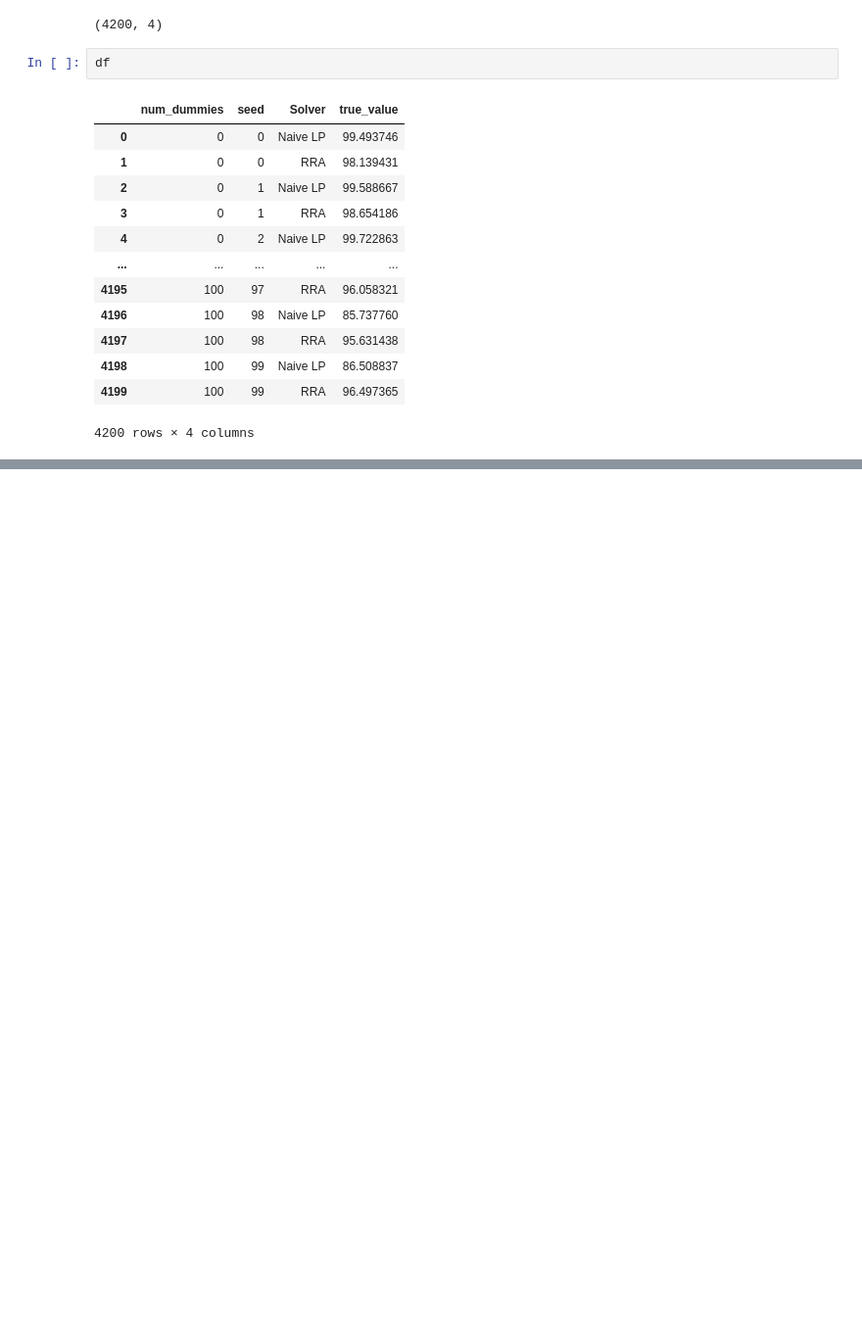
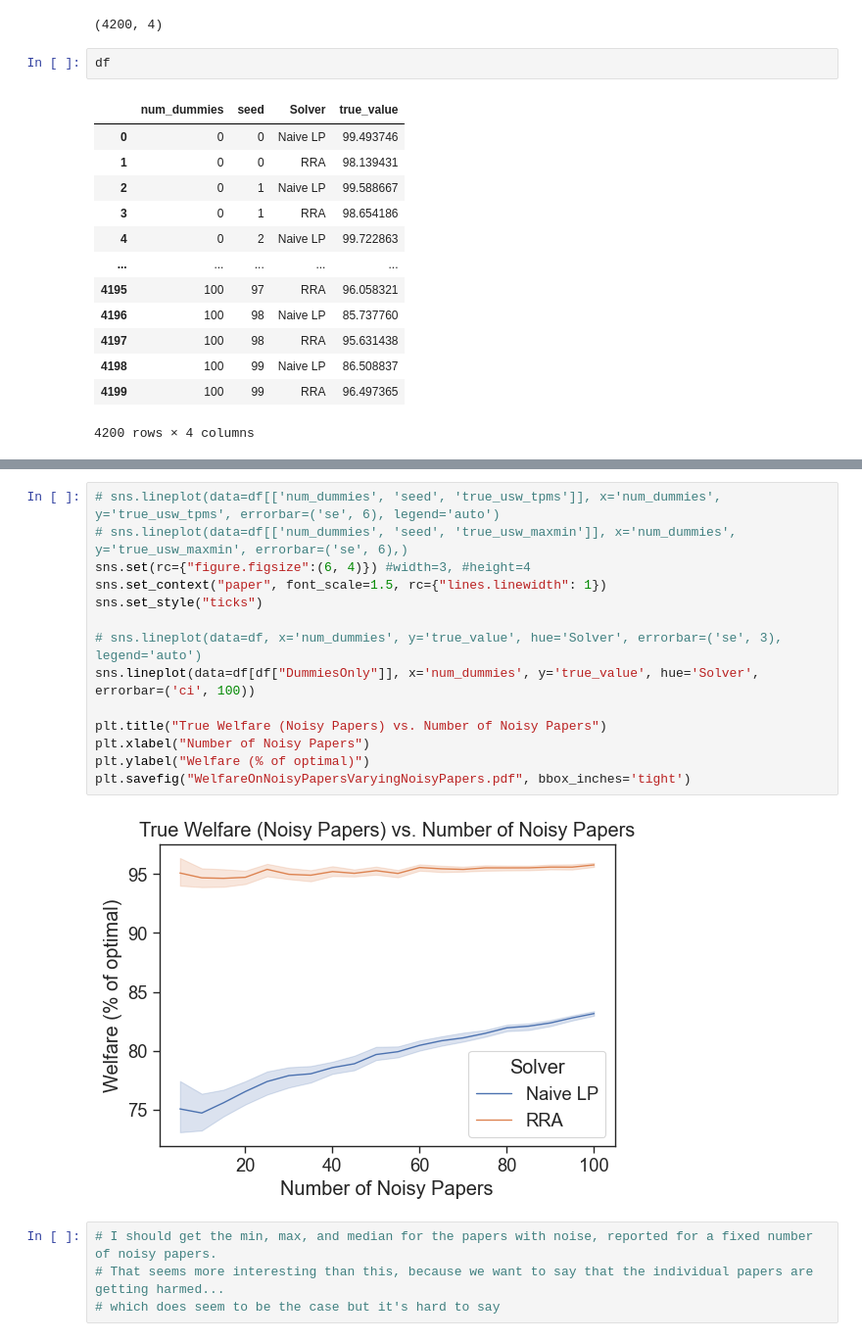
Before and after one commit to justinpayan/RAU, a Jupyter notebook: PlotExperiments.ipynb, the cells around one changed output, grey strips where cells are left out. Shown at 98% size. Cells and saved outputs as stored; diff of their text form; blank space fills up the shorter version.

```diff
--- a/PlotExperiments.ipynb
+++ b/PlotExperiments.ipynb
@@ -77,0 +121,20 @@ SyntaxError: keyword argument repeated: errorbar (1835235218.py, line 3)
+# %%
+# sns.lineplot(data=df[['num_dummies', 'seed', 'true_usw_tpms']], x='num_dummies', y='true_usw_tpms', errorbar=('se', 6), legend='auto')
+# sns.lineplot(data=df[['num_dummies', 'seed', 'true_usw_maxmin']], x='num_dummies', y='true_usw_maxmin', errorbar=('se', 6),)
+sns.set(rc={"figure.figsize":(6, 4)}) #width=3, #height=4
+sns.set_context("paper", font_scale=1.5, rc={"lines.linewidth": 1})
+sns.set_style("ticks")
+
+# sns.lineplot(data=df, x='num_dummies', y='true_value', hue='Solver', errorbar=('se', 3), legend='auto')
+sns.lineplot(data=df[df["DummiesOnly"]], x='num_dummies', y='true_value', hue='Solver', errorbar=('ci', 100))
+
+plt.title("True Welfare (Noisy Papers) vs. Number of Noisy Papers")
+plt.xlabel("Number of Noisy Papers")
+plt.ylabel("Welfare (% of optimal)")
+plt.savefig("WelfareOnNoisyPapersVaryingNoisyPapers.pdf", bbox_inches='tight')
+# %% [output]
+[figure, added]
+# %%
+# I should get the min, max, and median for the papers with noise, reported for a fixed number of noisy papers.
+# That seems more interesting than this, because we want to say that the individual papers are getting harmed...
+# which does seem to be the case but it's hard to say
```
Also changed, not shown: parts of 4 cells of this notebook, 3 other files.
